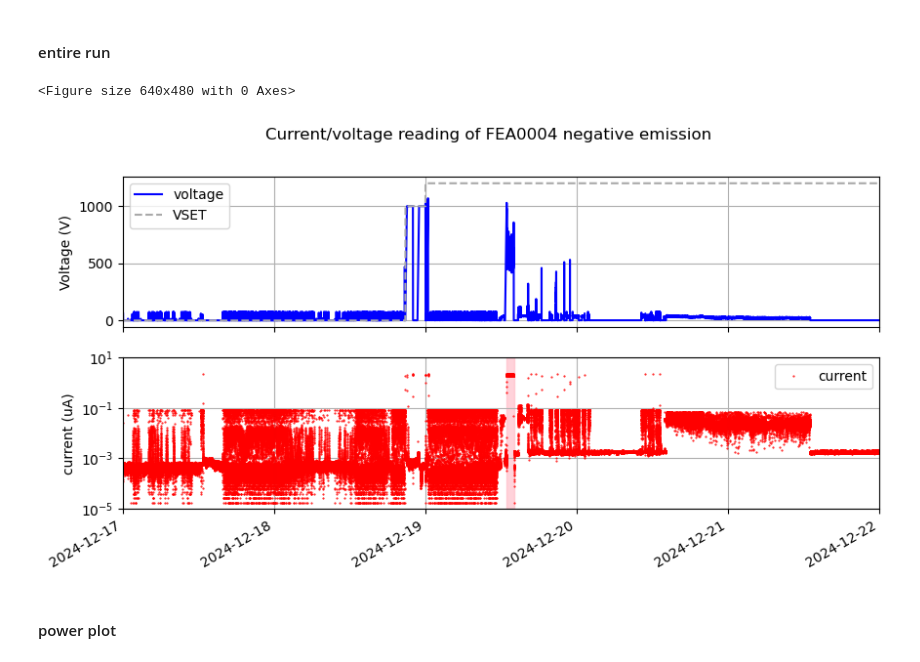
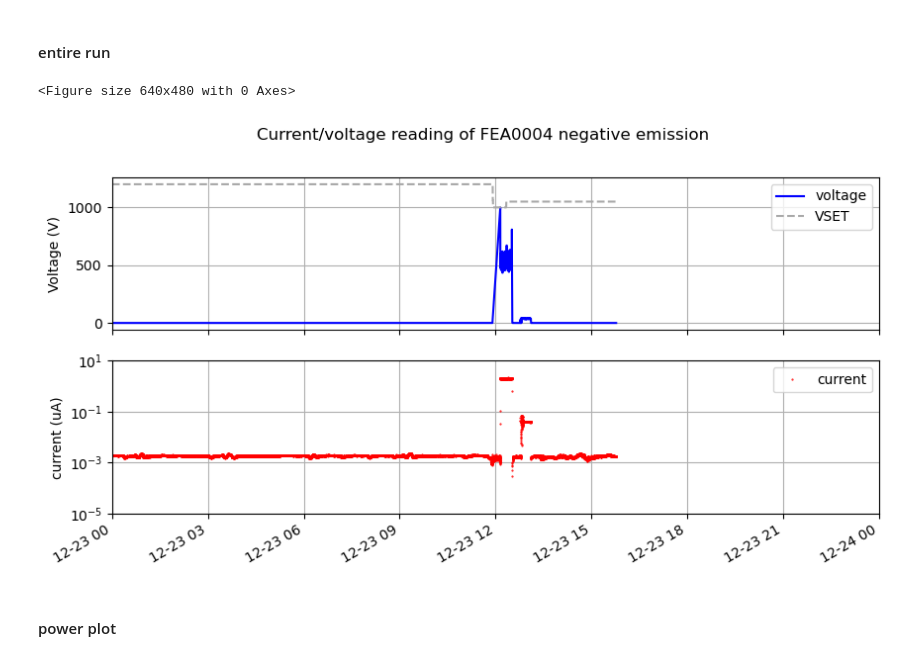
Before and after one commit to Kyatn/FEA-analysis, a Jupyter notebook: 241227_4FEA_LXe.ipynb, the cells around one changed output. Cells and saved outputs as stored; diff of their text form; code cells hidden in the pictures.

```diff
--- a/241227_4FEA_LXe.ipynb
+++ b/241227_4FEA_LXe.ipynb
@@ -917,35 +917,35 @@ ts1 = '24/12/19-12:50:11'
 te1 = '24/12/19-14:05:21'
 ax2.axvspan(datetime.strptime(ts1, '%y/%m/%d-%H:%M:%S'), datetime.strptime(te1, '%y/%m/%d-%H:%M:%S'), alpha=0.7, color='pink')
 
 ts2 = '24/12/05-09:35:11'
 te2 = '24/12/19-16:18:21'
 #ax2.axvspan(datetime.strptime(ts2, '%y/%m/%d-%H:%M:%S'), datetime.strptime(te2, '%y/%m/%d-%H:%M:%S'), alpha=0.7, color='pink', label = 'current emission')
 
 ts3 = '24/09/09-08:35:11'
 te3 = '24/09/09-20:18:21'
 #ax2.axvspan(datetime.strptime(ts3, '%y/%m/%d-%H:%M:%S'), datetime.strptime(te3, '%y/%m/%d-%H:%M:%S'), alpha=0.7, color='pink')
 
 
 fig.suptitle(f"Current/voltage reading of {FEA_name} negative emission")
 ax1.set_ylabel('Voltage (V)')
 ax2.set_ylabel('current (uA)')
 #ax1.set_yscale('log')
 ax2.set_yscale('log')
 #ax1.set_ylim(300)
 ax2.set_ylim([1e-5, 10])
 
-ax1.set_xlim([date(2024,12,17), date(2024,12,22)])
+ax1.set_xlim([date(2024,12,23), date(2024,12,24)])
 
 ax1.grid()
 ax2.grid()
 ax1.legend()
 ax2.legend()
 
 plt.gcf().autofmt_xdate()
 plt.show()
 # %% [output]
 <Figure size 640x480 with 0 Axes>
-[figure, old version]
+[figure, new version]
 # %% [markdown]
 #### power plot
 # %%
```
Also changed, not shown: parts of 34 cells of this notebook, 1 other file.
